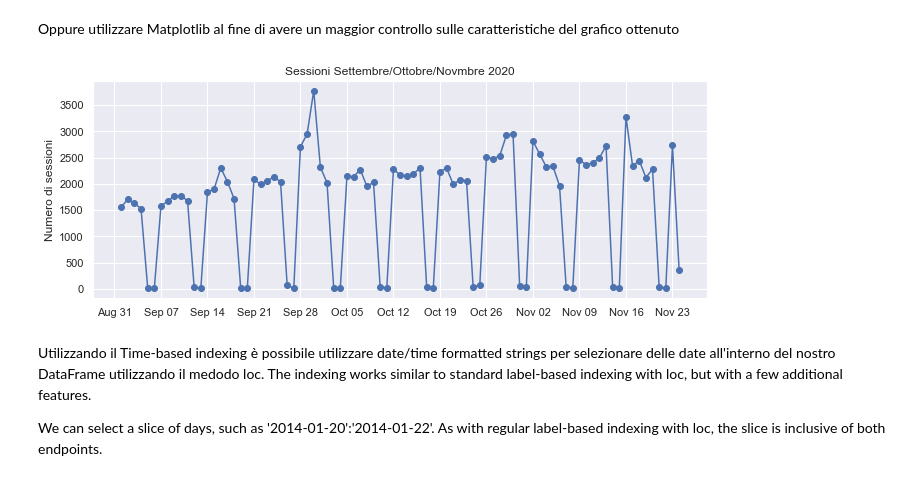
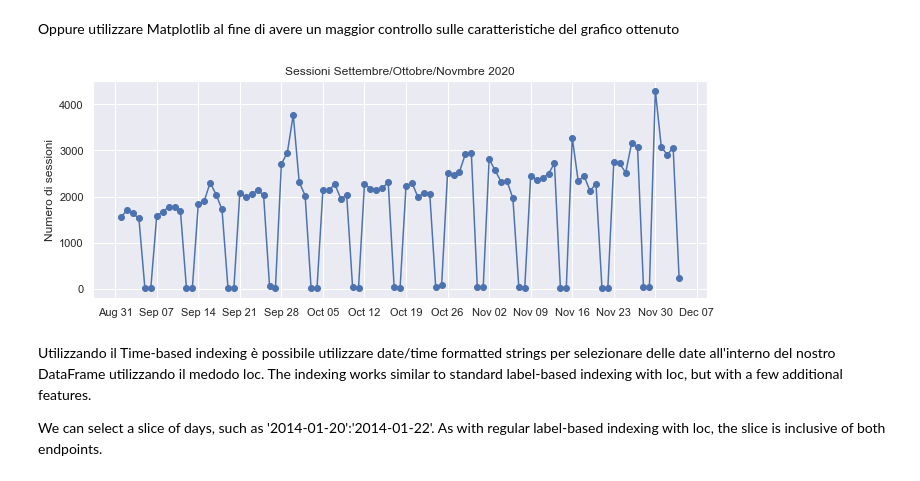
Before and after one commit to soncio69/Stat_GAM, a Jupyter notebook: Stat_GAM/GAM_stat01.ipynb, the cells around one changed output. Saved outputs shown, nothing was run; the diff lists cells and outputs as text; code cells hidden in the pictures.

```diff
--- a/Stat_GAM/GAM_stat01.ipynb
+++ b/Stat_GAM/GAM_stat01.ipynb
@@ -171,16 +171,16 @@ Oppure utilizzare Matplotlib al fine di avere un maggior controllo sulle caratte
 # %%
 import matplotlib.dates as mdates
 
 fig, ax = plt.subplots()
-ax.plot(df.loc['2020-09':'2020-11', 'sessioni'], marker='o', linestyle='-')
+ax.plot(df.loc['2020-09':'2020-12', 'sessioni'], marker='o', linestyle='-')
 ax.set_ylabel('Numero di sessioni')
 ax.set_title('Sessioni Settembre/Ottobre/Novmbre 2020')
 # Set x-axis major ticks to weekly interval, on Mondays
 ax.xaxis.set_major_locator(mdates.WeekdayLocator(byweekday=mdates.MONDAY))
 # Format x-tick labels as 3-letter month name and day number
 ax.xaxis.set_major_formatter(mdates.DateFormatter('%b %d'));
 # %% [output]
-[figure, old version]
+[figure, new version]
 # %% [markdown]
 Utilizzando il Time-based indexing è possibile utilizzare date/time formatted strings per selezionare delle date all'interno del nostro DataFrame utilizzando il medodo loc.
 The indexing works similar to standard label-based indexing with loc, but with a few additional features.
```
Also changed, not shown: parts of 11 cells of this notebook, 3 other files.
